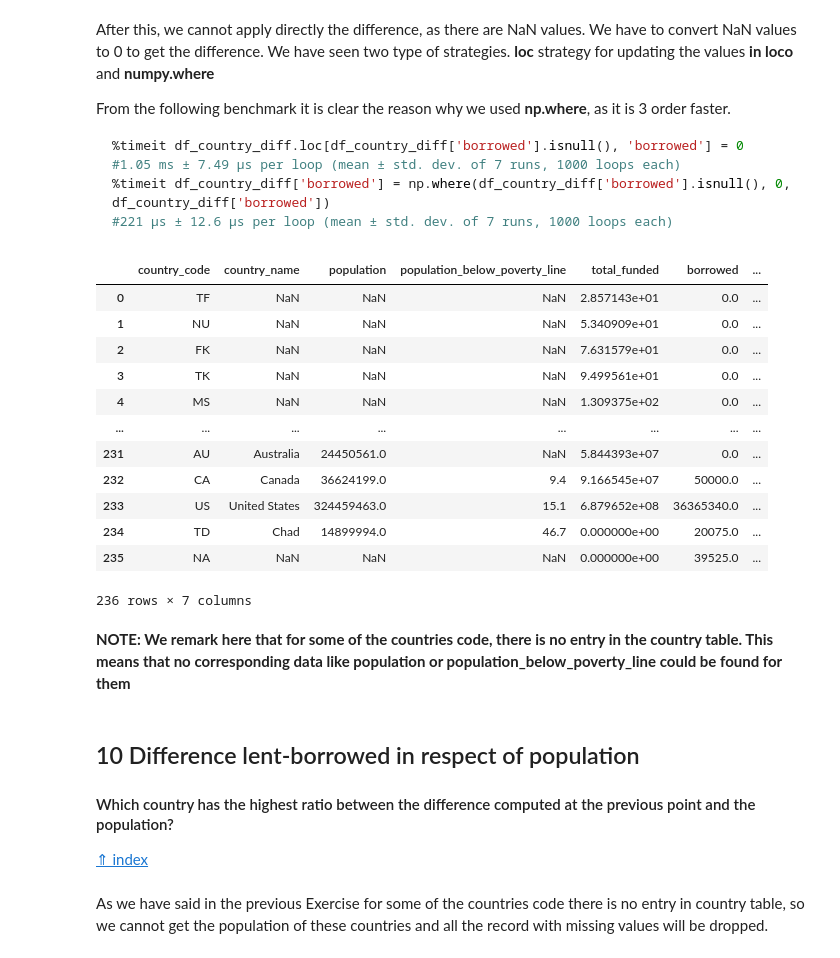
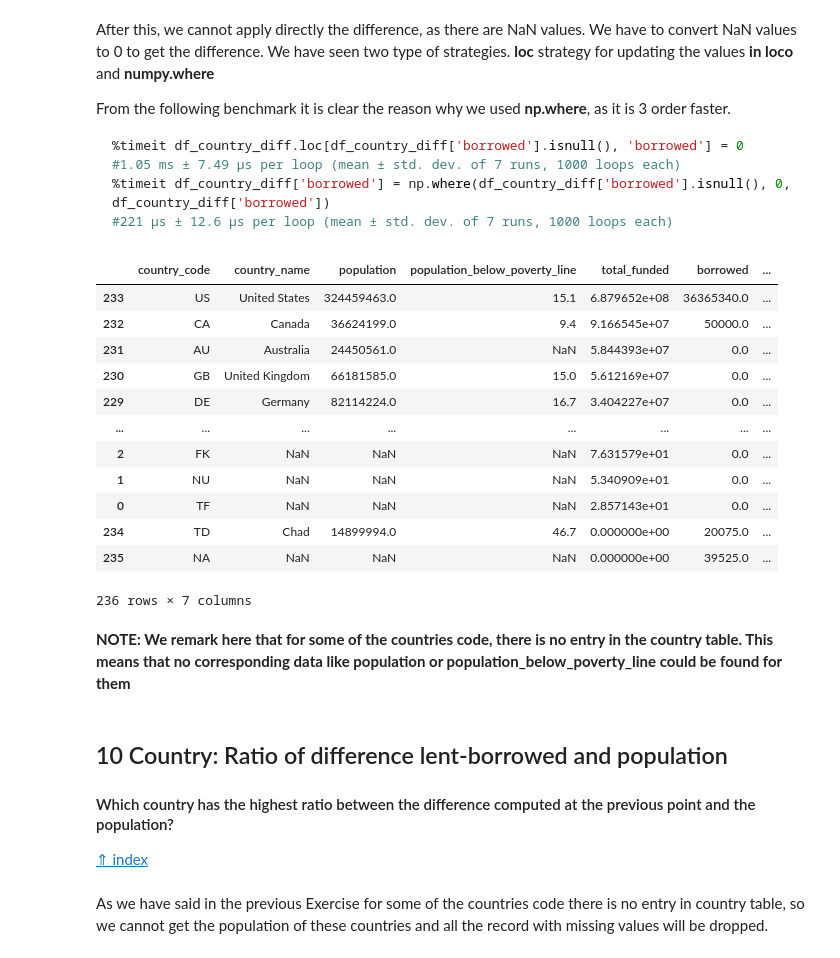
Before and after one commit to kayne87/FoCS, a Jupyter notebook: FoCS_new.ipynb, the cells around one changed output. Saved outputs shown, nothing was run; the diff lists cells and outputs as text; code cells hidden in the pictures.

```diff
--- a/FoCS_new.ipynb
+++ b/FoCS_new.ipynb
@@ -708,26 +708,26 @@ From the following benchmark it is clear the reason why we used **np.where**, as
 # %%
 df_countries_lent_borrowed.borrowed = np.where(df_countries_lent_borrowed.borrowed.isnull(), 0, df_countries_lent_borrowed.borrowed)
 df_countries_lent_borrowed.total_funded = np.where(df_countries_lent_borrowed.total_funded.isnull(), 0, df_countries_lent_borrowed.total_funded)
 df_countries_lent_borrowed = df_countries_lent_borrowed.assign(difference_lent_borrowed = df_countries_lent_borrowed.total_funded - df_countries_lent_borrowed.borrowed)
-df_countries_lent_borrowed
+df_countries_lent_borrowed.sort_values(by=["total_funded"], ascending = False)
 # %% [output]
 |  | country_code | country_name | population | population_below_poverty_line | total_funded | borrowed | ... |
+| 233 | US | United States | 324459463.0 | 15.1 | 6.879652e+08 | 36365340.0 | ... |
+| 232 | CA | Canada | 36624199.0 | 9.4 | 9.166545e+07 | 50000.0 | ... |
+| 231 | AU | Australia | 24450561.0 | NaN | 5.844393e+07 | 0.0 | ... |
+| 230 | GB | United Kingdom | 66181585.0 | 15.0 | 5.612169e+07 | 0.0 | ... |
+| 229 | DE | Germany | 82114224.0 | 16.7 | 3.404227e+07 | 0.0 | ... |
+| ... | ... | ... | ... | ... | ... | ... | ... |
+| 2 | FK | NaN | NaN | NaN | 7.631579e+01 | 0.0 | ... |
+| 1 | NU | NaN | NaN | NaN | 5.340909e+01 | 0.0 | ... |
 | 0 | TF | NaN | NaN | NaN | 2.857143e+01 | 0.0 | ... |
-| 1 | NU | NaN | NaN | NaN | 5.340909e+01 | 0.0 | ... |
-| 2 | FK | NaN | NaN | NaN | 7.631579e+01 | 0.0 | ... |
-| 3 | TK | NaN | NaN | NaN | 9.499561e+01 | 0.0 | ... |
-| 4 | MS | NaN | NaN | NaN | 1.309375e+02 | 0.0 | ... |
-| ... | ... | ... | ... | ... | ... | ... | ... |
-| 231 | AU | Australia | 24450561.0 | NaN | 5.844393e+07 | 0.0 | ... |
-| 232 | CA | Canada | 36624199.0 | 9.4 | 9.166545e+07 | 50000.0 | ... |
-| 233 | US | United States | 324459463.0 | 15.1 | 6.879652e+08 | 36365340.0 | ... |
 | 234 | TD | Chad | 14899994.0 | 46.7 | 0.000000e+00 | 20075.0 | ... |
 | 235 | NA | NaN | NaN | NaN | 0.000000e+00 | 39525.0 | ... |
 236 rows × 7 columns
 # %% [markdown]
 **NOTE: We remark here that for some of the countries code, there is no entry in the country table. This means that no corresponding data like population or population_below_poverty_line could be found for them**
 # %% [markdown]
-## 10 <a class="anchor" id="country-lent-borrowed-population">Difference lent-borrowed in respect of population</a>
+## 10 <a class="anchor" id="country-lent-borrowed-population">Country: Ratio of difference lent-borrowed and population</a>
 #### Which country has the highest ratio between the difference computed at the previous point and the population?
 [⇑ index](#main)
 # %% [markdown]
```
Also changed, not shown: parts of 10 cells of this notebook.
